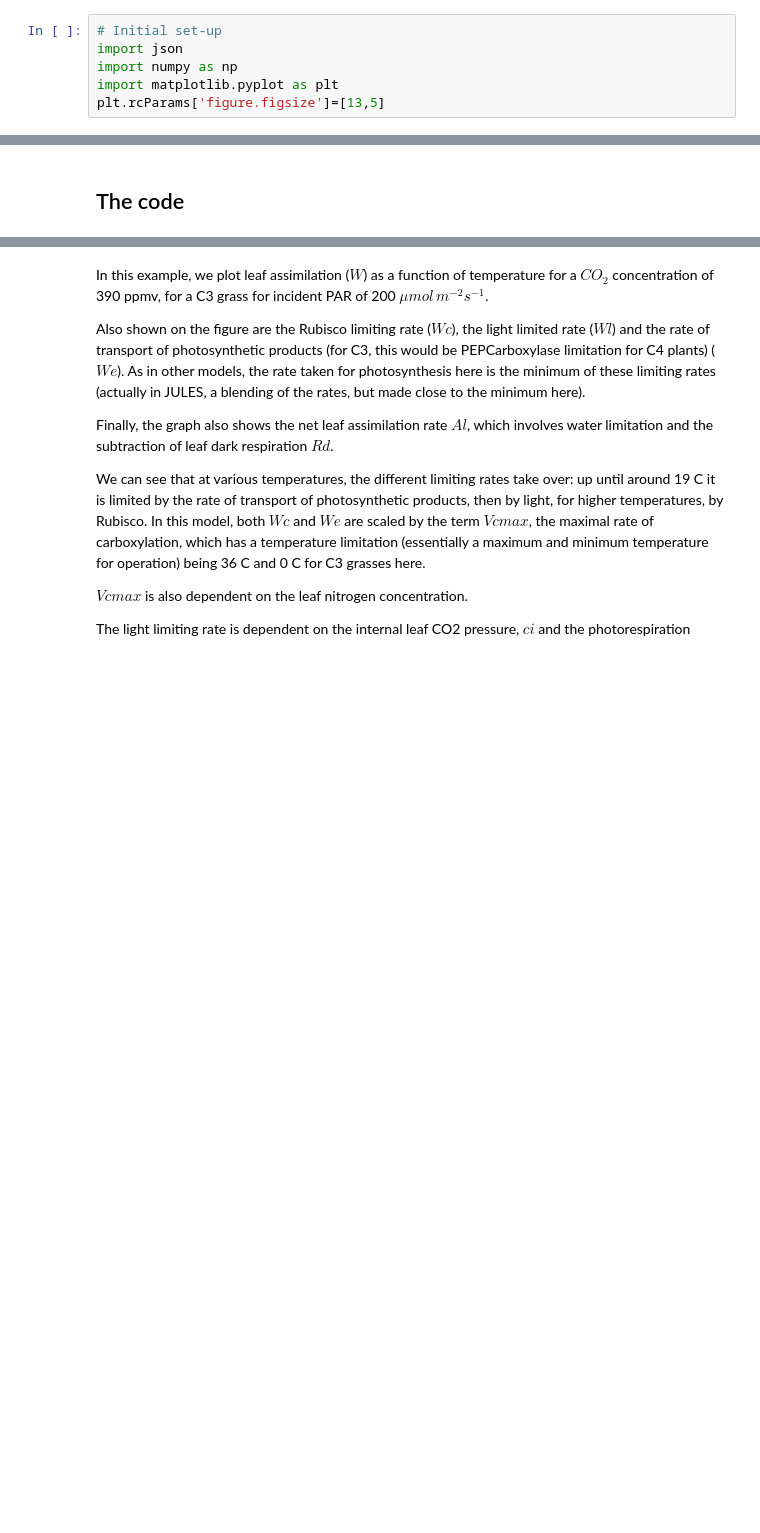
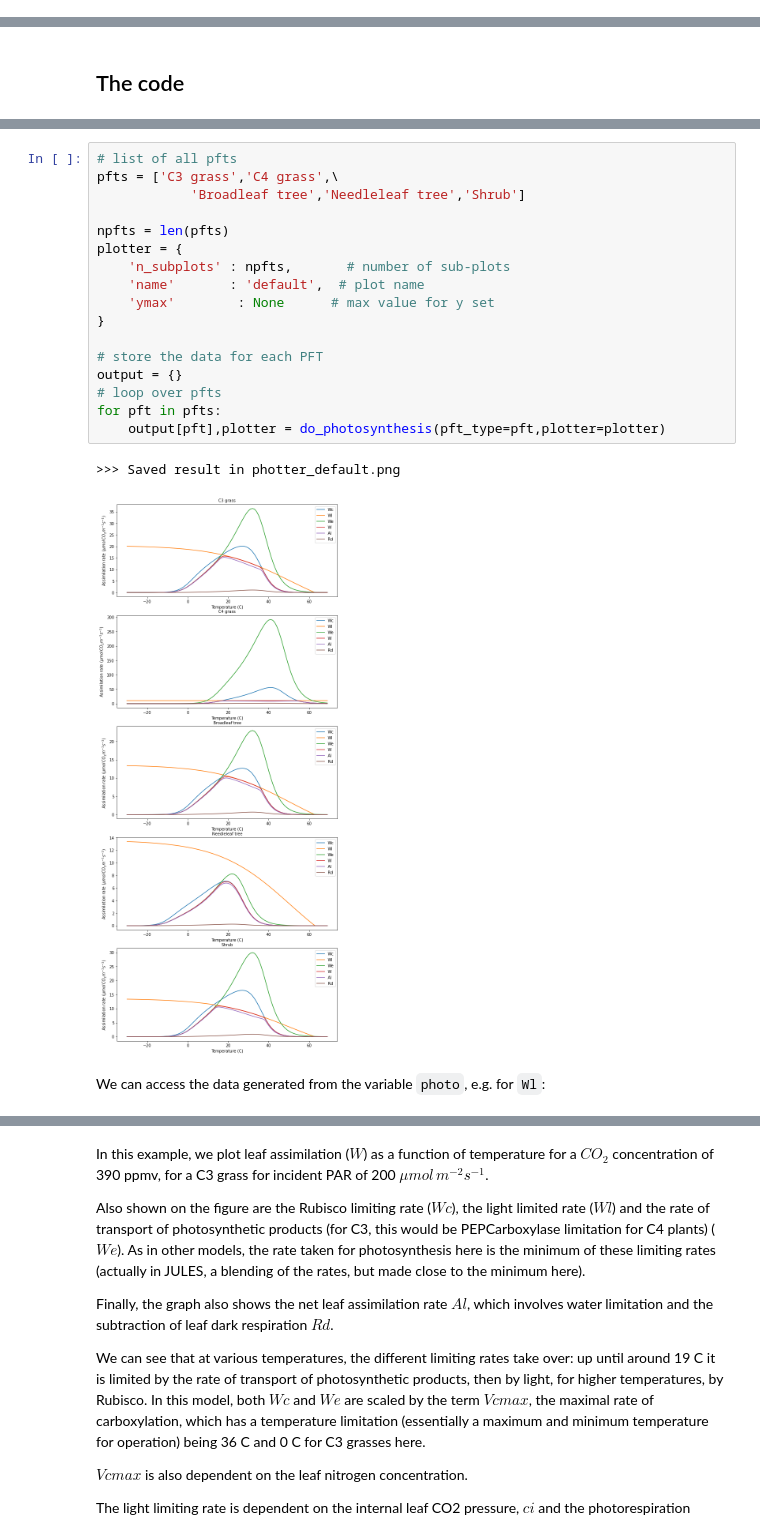
Before and after one commit to profLewis/geog0133-practicals, a Jupyter notebook: 03-Photosynthesis_Modelling_Practical.ipynb, the cells around one changed output, grey strips where cells are left out. Cells and saved outputs as stored; diff of their text form; blank space fills up the shorter version.

```diff
--- a/03-Photosynthesis_Modelling_Practical.ipynb
+++ b/03-Photosynthesis_Modelling_Practical.ipynb
@@ -1,10 +1,4 @@
 # %% [markdown]
 # Carbon Modelling Practical
-# %%
-# Initial set-up
-import json
-import numpy as np
-import matplotlib.pyplot as plt
-plt.rcParams['figure.figsize']=[13,5]
 # %% [markdown]
 ## Introduction
@@ -137,0 +133,22 @@ array([1.51803418e-10, 2.18958584e-10, 3.15758863e-10, 4.55255392e-10,
+# %%
+# list of all pfts
+pfts = ['C3 grass','C4 grass',\
+            'Broadleaf tree','Needleleaf tree','Shrub']
+
+npfts = len(pfts)
+plotter = {
+    'n_subplots' : npfts,       # number of sub-plots
+    'name'       : 'default',  # plot name
+    'ymax'        : None      # max value for y set
+}
+
+# store the data for each PFT
+output = {}
+# loop over pfts
+for pft in pfts:
+    output[pft],plotter = do_photosynthesis(pft_type=pft,plotter=plotter)
+# %% [output]
+>>> Saved result in photter_default.png
+[figure, added]
+# %% [markdown]
+We can access the data generated from the variable `photo`, e.g. for `Wl`:
```
Also changed, not shown: parts of 21 cells of this notebook, 7 other files.
